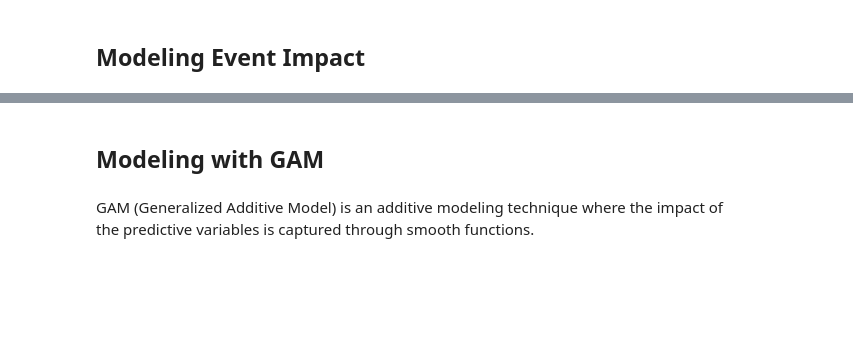
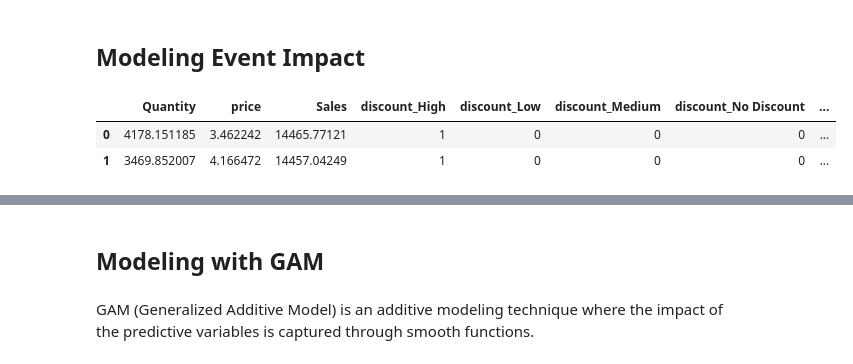
Before and after one commit to gurezende/Price_Optimization, a Jupyter notebook: scritps/pricing_analysis.ipynb, the cells around one changed output, grey strips where cells are left out. Drawn from its saved outputs; the diff is of its cells as text; code cells hidden in the pictures; blank space fills up the shorter version.

```diff
--- a/scritps/pricing_analysis.ipynb
+++ b/scritps/pricing_analysis.ipynb
@@ -157,6 +187,12 @@ df_encoded[colnames_event] = df_encoded[colnames_event].astype(int)
 colnames_product = df_encoded.columns[df_encoded.columns.str.startswith('Product')].tolist()
 # From boolean to integer
 df_encoded[colnames_product] = df_encoded[colnames_product].astype(int)
+# %%
+df_encoded.drop(['Date', 'mth_num', 'mth_name', 'yr', 'Segment'], axis=1).head(2)
+# %% [output]
+|  | Quantity | price | Sales | discount_High | discount_Low | discount_Medium | discount_No Discount | ... |
+| 0 | 4178.151185 | 3.462242 | 14465.77121 | 1 | 0 | 0 | 0 | ... |
+| 1 | 3469.852007 | 4.166472 | 14457.04249 | 1 | 0 | 0 | 0 | ... |
 # %%
 # X & y for modeling
 X = df_encoded[['price'] + colnames_event + colnames_product]
```
Also changed, not shown: parts of 19 cells of this notebook, 1 other file.
